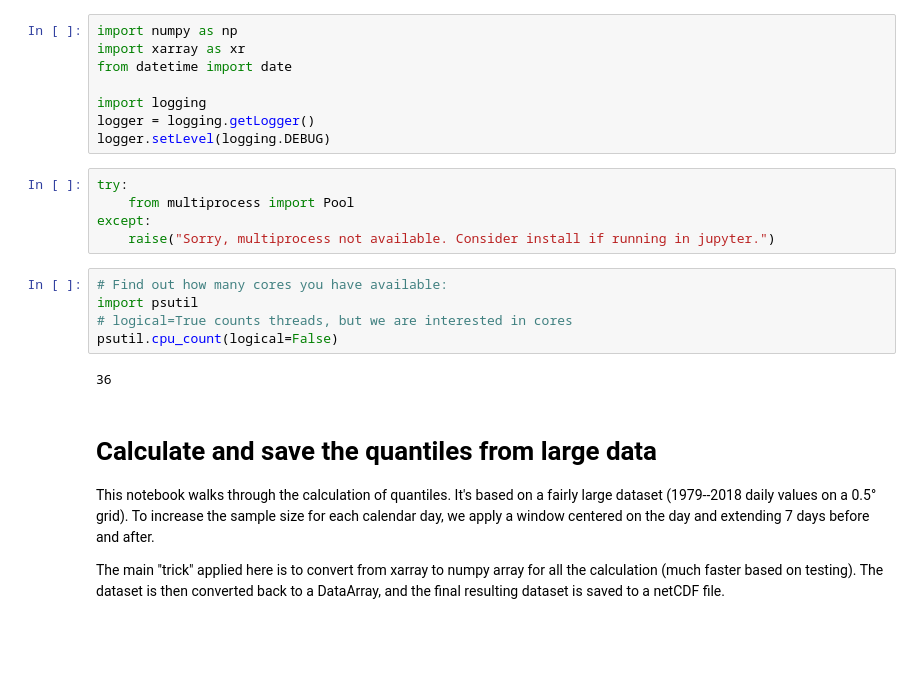
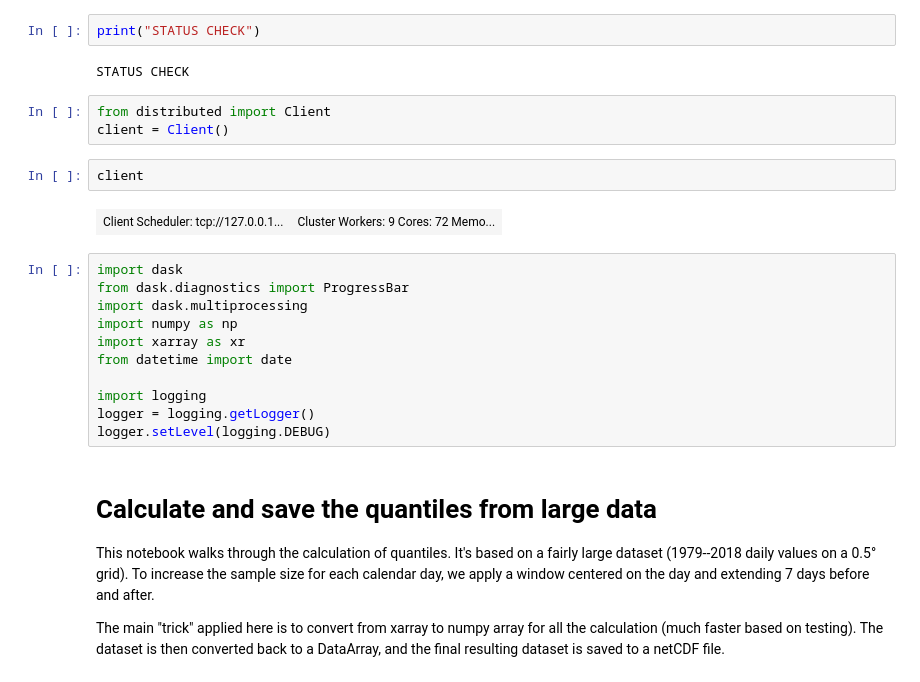
Before and after one commit to brianpm/TemperatureExtremes, a Jupyter notebook: Save_Quantile_Dataset.ipynb, the cells around one changed output. Cells and saved outputs as stored; diff of their text form; blank space fills up the shorter version.

```diff
--- a/Save_Quantile_Dataset.ipynb
+++ b/Save_Quantile_Dataset.ipynb
@@ -1,4 +1,18 @@
+# %%
+print("STATUS CHECK")
+# %% [output]
+STATUS CHECK
+# %%
+from distributed import Client
+client = Client()
+# %%
+client
+# %% [output]
+| Client Scheduler: tcp://127.0.0.1... | Cluster Workers: 9 Cores: 72 Memo... |
 # %%
+import dask
+from dask.diagnostics import ProgressBar
+import dask.multiprocessing
 import numpy as np
 import xarray as xr
 from datetime import date
@@ -6,18 +20,6 @@ from datetime import date
 import logging
 logger = logging.getLogger()
 logger.setLevel(logging.DEBUG)
-# %%
-try:
-    from multiprocess import Pool
-except:
-    raise("Sorry, multiprocess not available. Consider install if running in jupyter.")
-# %%
-# Find out how many cores you have available:
-import psutil
-# logical=True counts threads, but we are interested in cores
-psutil.cpu_count(logical=False)
-# %% [output]
-36
 # %% [markdown]
 # Calculate and save the quantiles from large data
 
```
Also changed, not shown: parts of 21 cells of this notebook, 24 other files.
